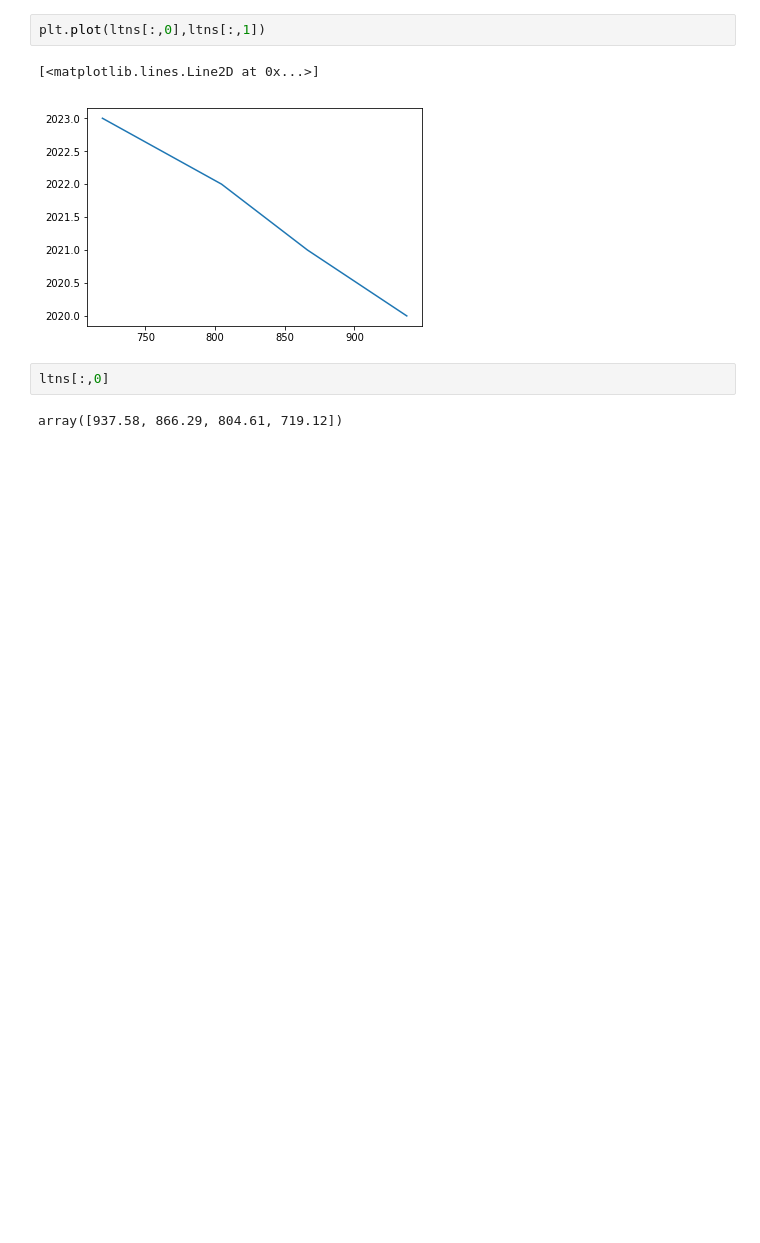
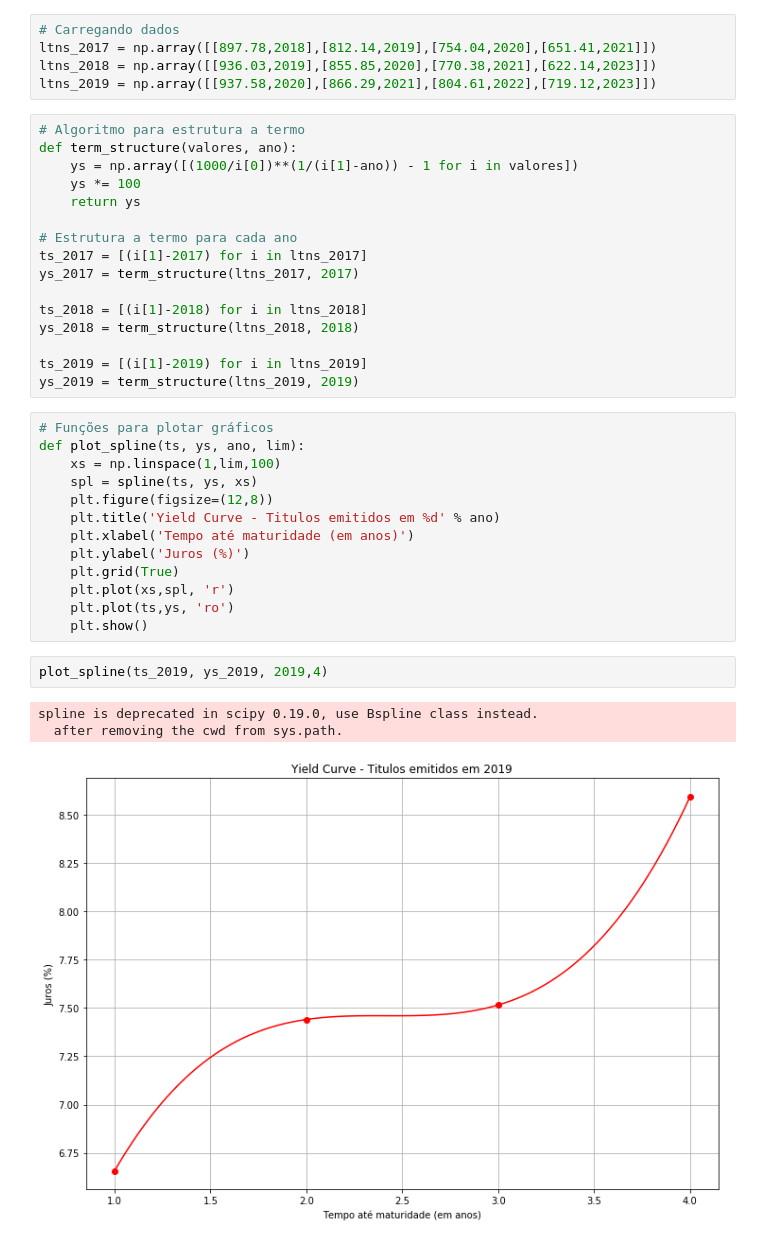
Before and after one commit to gil-miranda/university-courses, a Jupyter notebook: mod-mat-financas-I-2019-1/Project4/Untitled.ipynb, the cells around one changed output. Saved outputs shown, nothing was run; the diff lists cells and outputs as text; blank space fills up the shorter version.

```diff
--- a/mod-mat-financas-I-2019-1/Project4/Untitled.ipynb
+++ b/mod-mat-financas-I-2019-1/Project4/Untitled.ipynb
@@ -6,9 +5,40 @@ ltns = np.array([[937.58,2020],[866.29,2021],[804.61,2022],[719.12,2023]])
-# %%
-plt.plot(ltns[:,0],ltns[:,1])
-# %% [output]
-[<matplotlib.lines.Line2D at 0x...>]
-[figure, removed]
-# %%
-ltns[:,0]
-# %% [output]
-array([937.58, 866.29, 804.61, 719.12])
+# %%
+# Carregando dados
+ltns_2017 = np.array([[897.78,2018],[812.14,2019],[754.04,2020],[651.41,2021]])
+ltns_2018 = np.array([[936.03,2019],[855.85,2020],[770.38,2021],[622.14,2023]])
+ltns_2019 = np.array([[937.58,2020],[866.29,2021],[804.61,2022],[719.12,2023]])
+# %%
+# Algoritmo para estrutura a termo
+def term_structure(valores, ano):
+    ys = np.array([(1000/i[0])**(1/(i[1]-ano)) - 1 for i in valores])
+    ys *= 100
+    return ys
+
+# Estrutura a termo para cada ano
+ts_2017 = [(i[1]-2017) for i in ltns_2017]
+ys_2017 = term_structure(ltns_2017, 2017)
+
+ts_2018 = [(i[1]-2018) for i in ltns_2018]
+ys_2018 = term_structure(ltns_2018, 2018)
+
+ts_2019 = [(i[1]-2019) for i in ltns_2019]
+ys_2019 = term_structure(ltns_2019, 2019)
+# %%
+# Funções para plotar gráficos
+def plot_spline(ts, ys, ano, lim):
+    xs = np.linspace(1,lim,100)
+    spl = spline(ts, ys, xs)
+    plt.figure(figsize=(12,8))
+    plt.title('Yield Curve - Titulos emitidos em %d' % ano)
+    plt.xlabel('Tempo até maturidade (em anos)')
+    plt.ylabel('Juros (%)')
+    plt.grid(True)
+    plt.plot(xs,spl, 'r')
+    plt.plot(ts,ys, 'ro')
+    plt.show()
+# %%
+plot_spline(ts_2019, ys_2019, 2019,4)
+# %% [output]
+spline is deprecated in scipy 0.19.0, use Bspline class instead.
+  after removing the cwd from sys.path.
+[figure, added]
```
Also changed, not shown: parts of 5 cells of this notebook, 16 other files.
